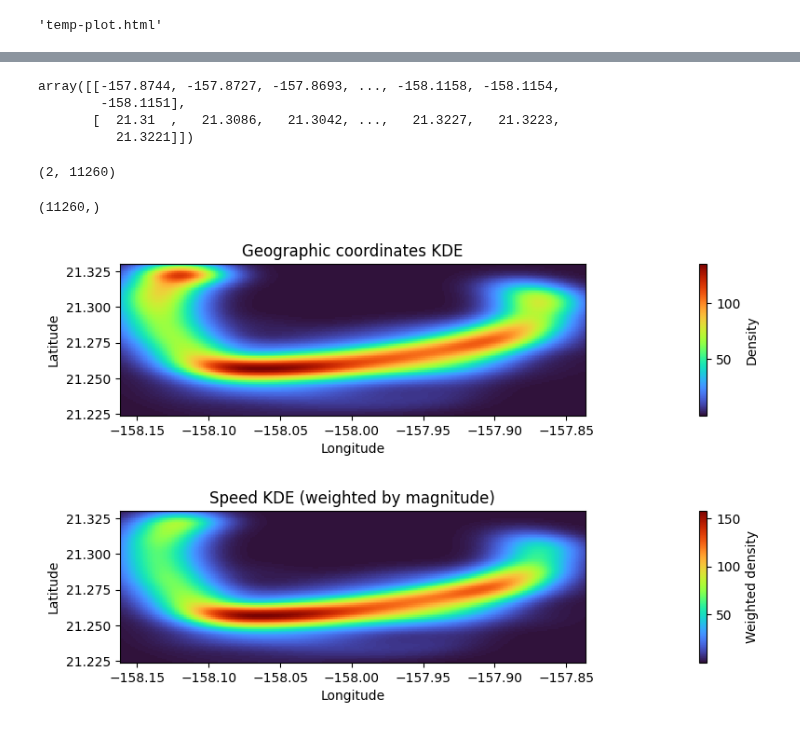
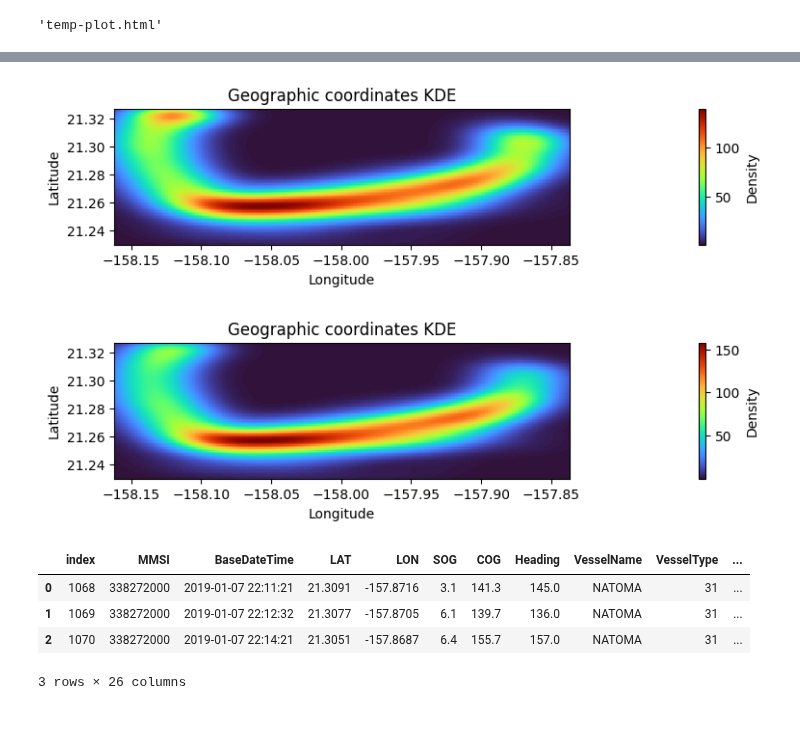
Before and after one commit to Accazeta/AIS_data_analysis, a Jupyter notebook: src/Time_series_clustering.ipynb, the cells around one changed output, grey strips where cells are left out. Cells and saved outputs as stored; diff of their text form; code cells hidden in the pictures.

Commit message:
Moved duplicate code for plotting KDE plots into a single function Implemented calculation of "s" reagions for each point Adapted plotting function for plotting "s" regions

```diff
--- a/src/Time_series_clustering.ipynb
+++ b/src/Time_series_clustering.ipynb
@@ -196,7 +197,7 @@ points_per_trip.sort_values(by="count", ascending=True, inplace=True)
 # Supposedly Good Trips (save the IDs)
 train_ids = pd.Series(name="trip_id") # new empty Series
 # coefficient used to separate train dataset from test dataset
-GT_COEFF = 0.7 # G.T. = "Good Trips"
+GT_COEFF = 0.5 # G.T. = "Good Trips"
 # Fill the Series with the "trip_id" of the first (GT_COEFF)% of trips (ordered from shortest to longest)
 train_ids = points_per_trip.iloc[0:int(len(points_per_trip) * GT_COEFF), 0]
 test_ids = set(points_per_trip["trip_id"]).difference(train_ids)
@@ -339,61 +240,36 @@ n_points = 100
 lon_points = int(n_points * aspect_ratio)
 lat_points = n_points
 
 # Create the actual grid
 lon_grid = np.linspace(lon_min, lon_max, lon_points) # create equally spaced points from lon_min to lon_max
 lat_grid = np.linspace(lat_min, lat_max, lat_points)
-LON, LAT = np.meshgrid(lon_grid, lat_grid)
+LON, LAT = np.meshgrid(lon_grid, lat_grid) # creates rectangular grid of points out of lon, lat values
 
 # Calculate KDE using LAT, LON values
 positions = np.vstack([LON.ravel(), LAT.ravel()])
 values = np.vstack([train_DF['LON'], train_DF['LAT']])
 kernel_geo = gaussian_kde(values)
 Z_geo = np.reshape(kernel_geo(positions), LON.shape)
 
 # Calculate KDE using V_x, V_y values
 # Geographical coordinates are weighted using the magnitude of the vector V
 values_v = np.vstack([train_DF['LON'], train_DF['LAT']])
-display(values_v)
-display(values_v.shape)
-display(train_DF['SOG'].shape)
 kernel_v = gaussian_kde(values_v, weights=train_DF['SOG'])
 Z_v = np.reshape(kernel_v(positions), LON.shape)
 
 # Calculate size of the plot in order to keep the aspect ratio
 base_size = 8
 fig_width = base_size * aspect_ratio if aspect_ratio > 1 else base_size
 fig_height = base_size / aspect_ratio if aspect_ratio > 1 else base_size
 
 # Plot in separate figures
 # KDE of LAT,LON values
-fig1 = plt.figure(figsize=(fig_width, fig_height))
-ax1 = fig1.add_subplot(111) #111 -> 1 row, 1 column, index of the current subplot
-im1 = ax1.pcolormesh(LON, LAT, Z_geo, shading='auto', cmap='turbo') # pseudocolor plot with non-regular grid (makes the plt rectangular instead of squared)
-ax1.set_title('Geographic coordinates KDE')
-ax1.set_xlabel('Longitude')
-ax1.set_ylabel('Latitude')
-ax1.set_aspect('equal')  # Sets the correct aspect ratio
-plt.colorbar(im1, ax=ax1, label='Density')
-plt.tight_layout() # automatically adjust subplot size so that it fits its area
+fig = f.plot_kde(LON, LAT, Z_geo, fig_width, fig_height)
 
-# KDE of speed vectors
-fig2 = plt.figure(figsize=(fig_width, fig_height))
-ax2 = fig2.add_subplot(111)
-im2 = ax2.pcolormesh(LON, LAT, Z_v, shading='auto', cmap='turbo') # alternativa colormaps: 'rainbow, gist_rainbow'
-ax2.set_title('Speed KDE (weighted by magnitude)')
-ax2.set_xlabel('Longitude')
-ax2.set_ylabel('Latitude')
-ax2.set_aspect('equal')
-plt.colorbar(im2, ax=ax2, label='Weighted density')
-plt.tight_layout()
+# plot KDE of speed vectors
+fig = f.plot_kde(LON, LAT, Z_v, fig_width, fig_height)
 
 plt.show()
 # %% [output]
-array([[-157.8744, -157.8727, -157.8693, ..., -158.1158, -158.1154,
-        -158.1151],
-       [  21.31  ,   21.3086,   21.3042, ...,   21.3227,   21.3223,
-          21.3221]])
-(2, 11260)
-(11260,)
-[figure, old version]
+[figure, new version]
-[figure, old version]
+[figure, new version]
@@ -406,0 +276,11 @@ except AssertionError:
+# %%
+train_DF.reset_index(inplace=True)
+display(train_DF.head(3))
+#train_DF.set_index(['MMSI', 'BaseDateTime'], inplace=True)
+#display(train_DF.head(3))
+# %% [output]
+|  | index | MMSI | BaseDateTime | LAT | LON | SOG | COG | Heading | VesselName | VesselType | ... |
+| 0 | 1068 | 338272000 | 2019-01-07 22:11:21 | 21.3091 | -157.8716 | 3.1 | 141.3 | 145.0 | NATOMA | 31 | ... |
+| 1 | 1069 | 338272000 | 2019-01-07 22:12:32 | 21.3077 | -157.8705 | 6.1 | 139.7 | 136.0 | NATOMA | 31 | ... |
+| 2 | 1070 | 338272000 | 2019-01-07 22:14:21 | 21.3051 | -157.8687 | 6.4 | 155.7 | 157.0 | NATOMA | 31 | ... |
+3 rows × 26 columns
```
Also changed, not shown: parts of 8 cells of this notebook, 1 other file.
